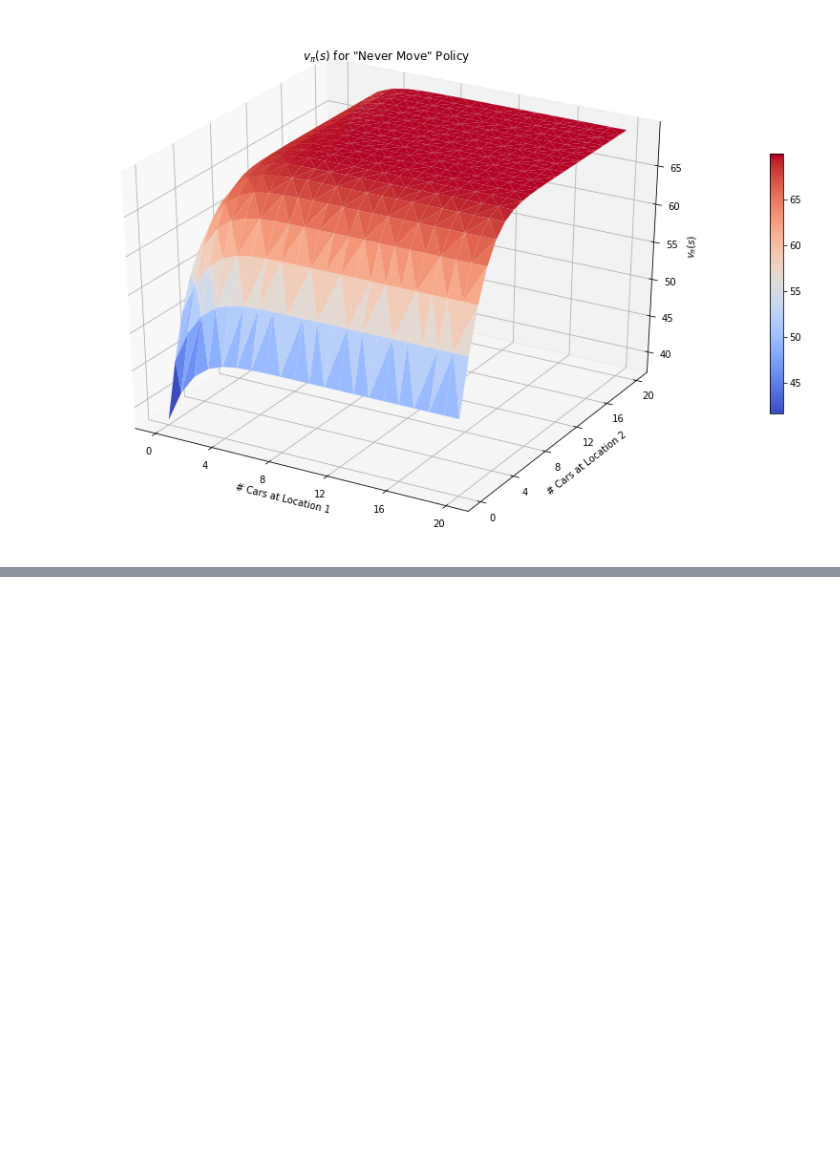
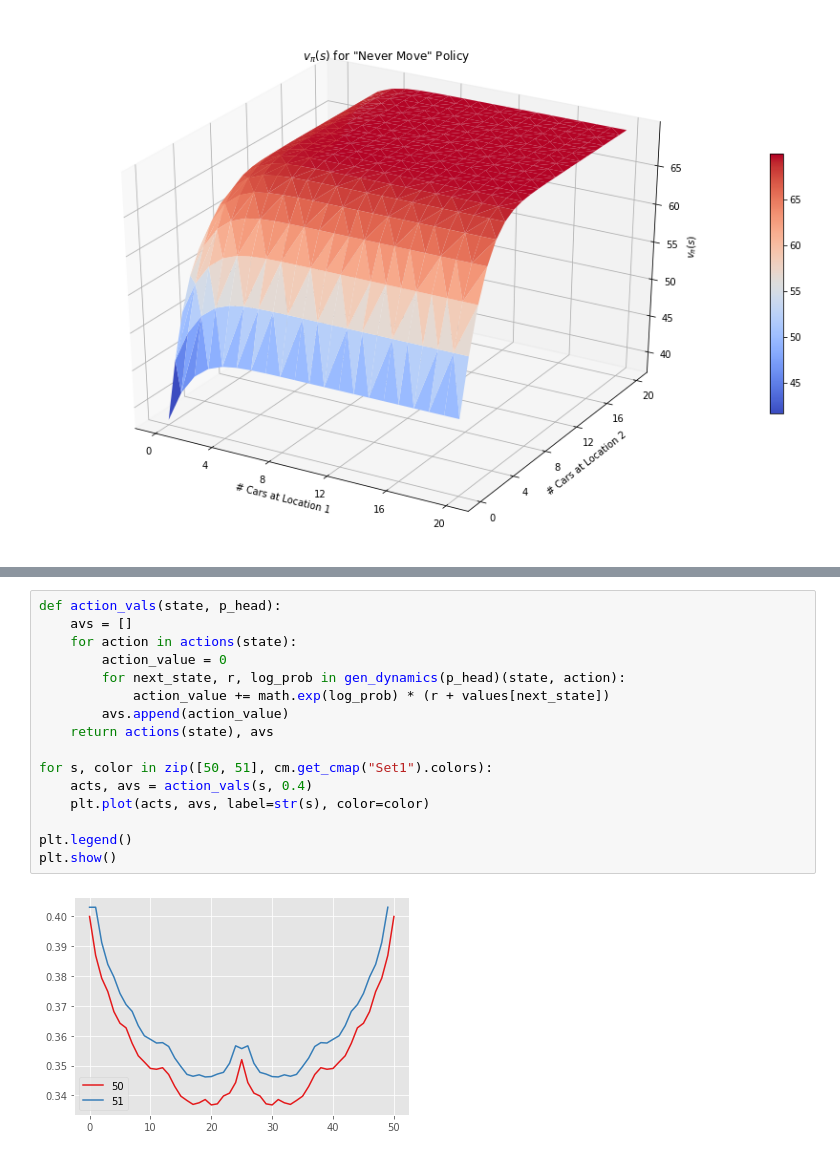
Before and after one commit to samgd/rl, a Jupyter notebook: rl_book_notes/part_1/3_dynamic_programming.ipynb, the cells around one changed output, grey strips where cells are left out. Saved outputs shown, nothing was run; the diff lists cells and outputs as text; blank space fills up the shorter version.

```diff
--- a/rl_book_notes/part_1/3_dynamic_programming.ipynb
+++ b/rl_book_notes/part_1/3_dynamic_programming.ipynb
@@ -1277,0 +1510,18 @@ plot_policy(recon_vals, max_cars)
+# %%
+def action_vals(state, p_head):
+    avs = []
+    for action in actions(state):
+        action_value = 0
+        for next_state, r, log_prob in gen_dynamics(p_head)(state, action):
+            action_value += math.exp(log_prob) * (r + values[next_state])
+        avs.append(action_value)
+    return actions(state), avs
+
+for s, color in zip([50, 51], cm.get_cmap("Set1").colors):
+    acts, avs = action_vals(s, 0.4)
+    plt.plot(acts, avs, label=str(s), color=color)
+
+plt.legend()
+plt.show()
+# %% [output]
+[figure, added]
```
Also changed, not shown: parts of 15 cells of this notebook.
